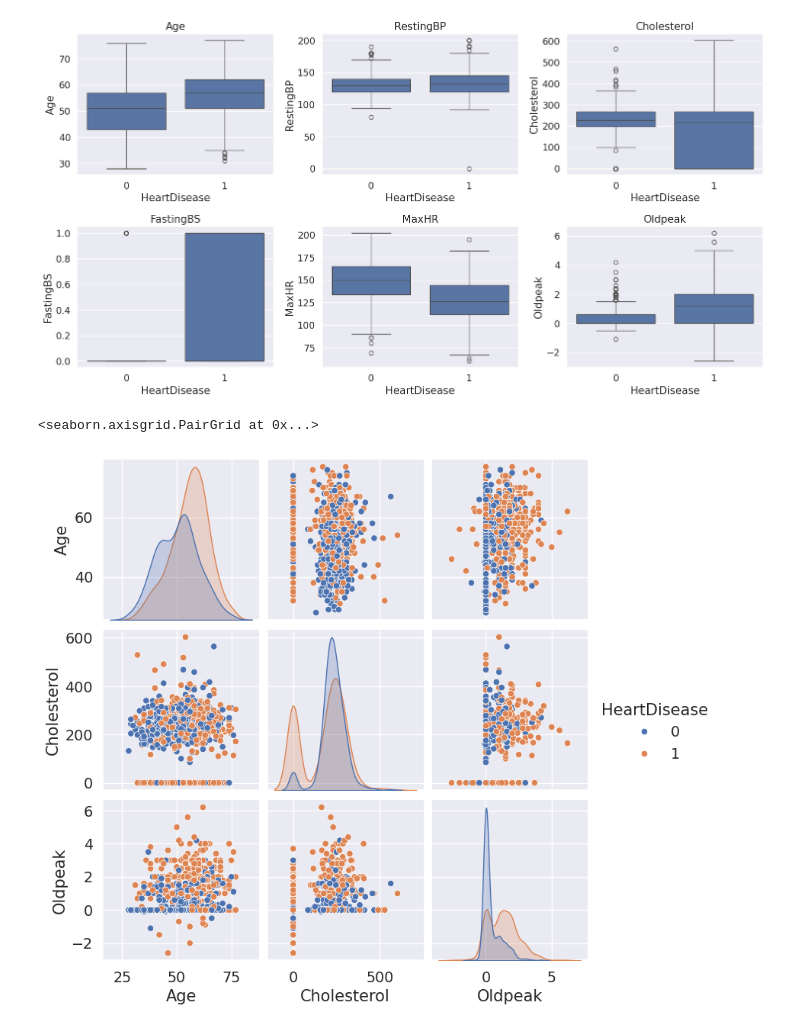
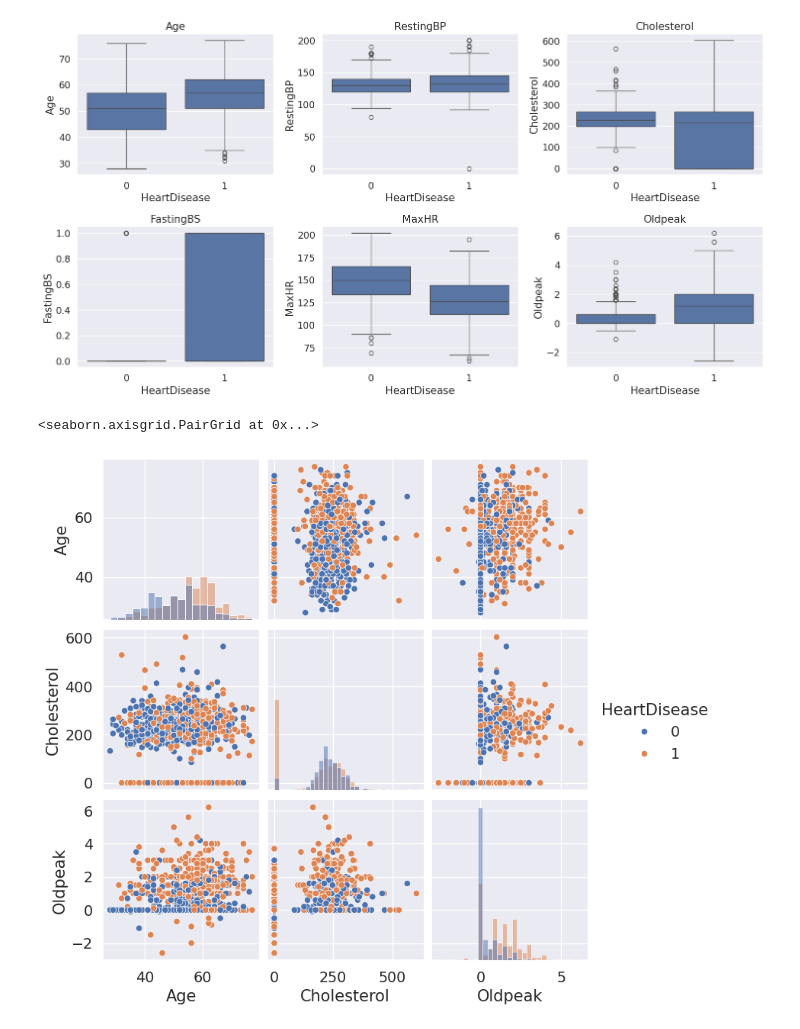
Before and after one commit to kaho0/Aaagh-more-math, a Jupyter notebook: Module6.ipynb, the cells around one changed output. Saved outputs shown, nothing was run; the diff lists cells and outputs as text; code cells hidden in the pictures.

```diff
--- a/Module6.ipynb
+++ b/Module6.ipynb
@@ -196,7 +196,7 @@ plt.show()
 # %% [output]
 [figure]
 # %%
-sns.pairplot(df[["Age","Cholesterol","Oldpeak","HeartDisease"]],hue="HeartDisease")
+sns.pairplot(df[["Age","Cholesterol","Oldpeak","HeartDisease"]],hue="HeartDisease",diag_kind="hist")
 # %% [output]
 <seaborn.axisgrid.PairGrid at 0x...>
-[figure, old version]
+[figure, new version]
```
